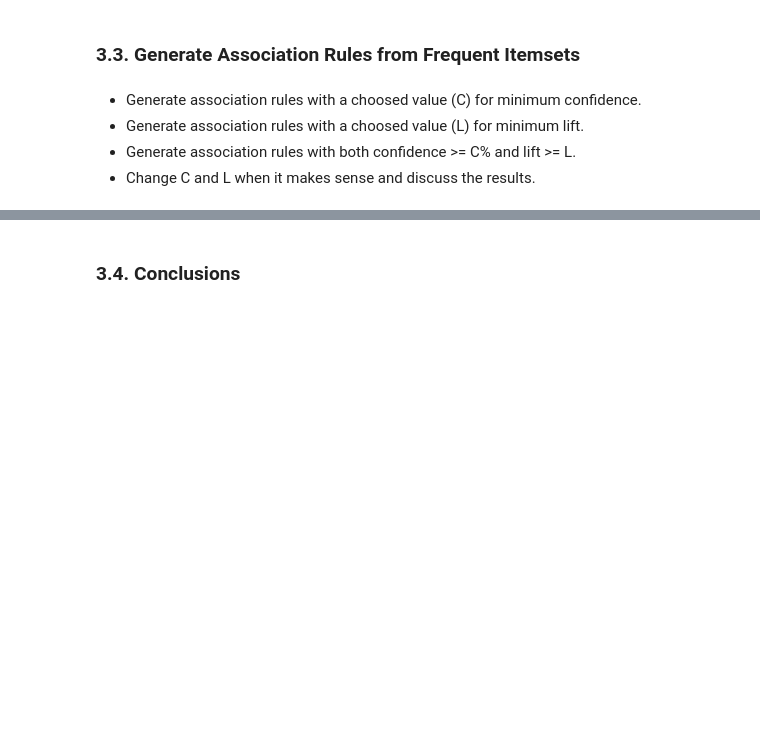
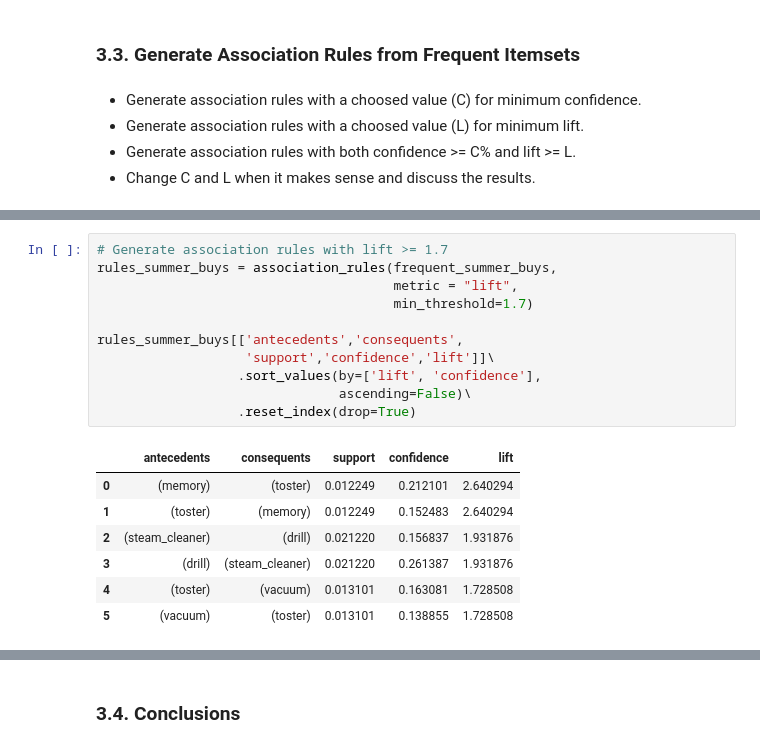
Before and after one commit to flpsantos3/PD_01, a Jupyter notebook: PD_202021_P1.ipynb, the cells around one changed output, grey strips where cells are left out. Cells and saved outputs as stored; diff of their text form; blank space fills up the shorter version.

```diff
--- a/PD_202021_P1.ipynb
+++ b/PD_202021_P1.ipynb
@@ -579,0 +882,19 @@ In this part of the project you should analyse the consumption patterns during t
+# %%
+# Generate association rules with lift >= 1.7
+rules_summer_buys = association_rules(frequent_summer_buys,
+                                      metric = "lift",
+                                      min_threshold=1.7)
+
+rules_summer_buys[['antecedents','consequents',
+                   'support','confidence','lift']]\
+                  .sort_values(by=['lift', 'confidence'],
+                               ascending=False)\
+                  .reset_index(drop=True)
+# %% [output]
+|  | antecedents | consequents | support | confidence | lift |
+| 0 | (memory) | (toster) | 0.012249 | 0.212101 | 2.640294 |
+| 1 | (toster) | (memory) | 0.012249 | 0.152483 | 2.640294 |
+| 2 | (steam_cleaner) | (drill) | 0.021220 | 0.156837 | 1.931876 |
+| 3 | (drill) | (steam_cleaner) | 0.021220 | 0.261387 | 1.931876 |
+| 4 | (toster) | (vacuum) | 0.013101 | 0.163081 | 1.728508 |
+| 5 | (vacuum) | (toster) | 0.013101 | 0.138855 | 1.728508 |
```
Also changed, not shown: parts of 33 cells of this notebook.
